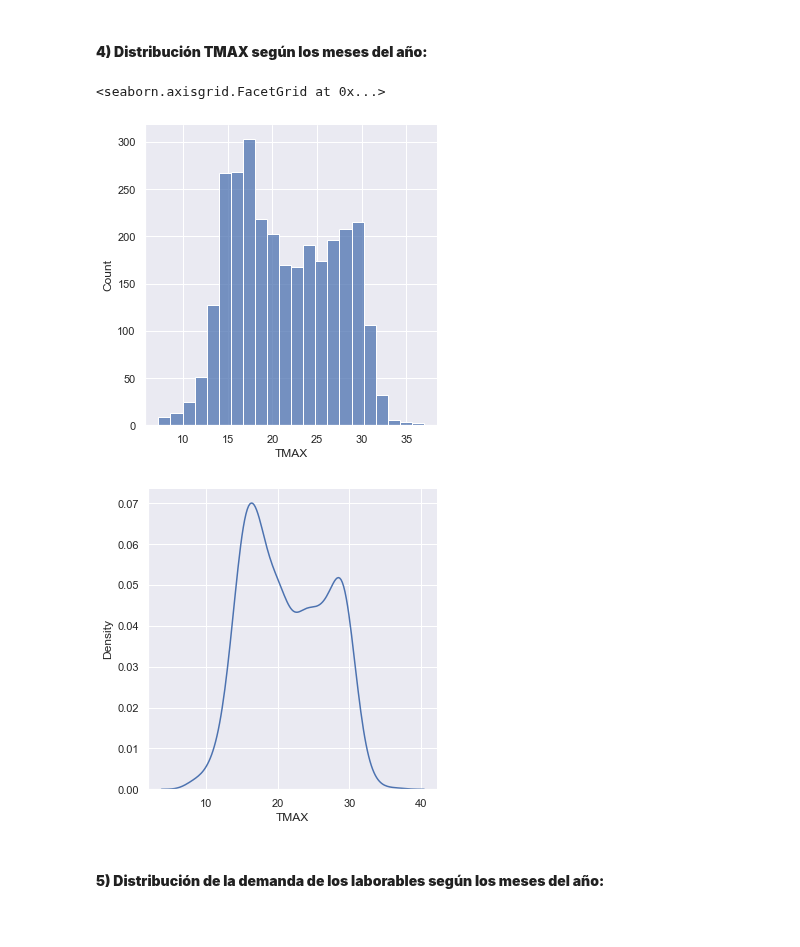
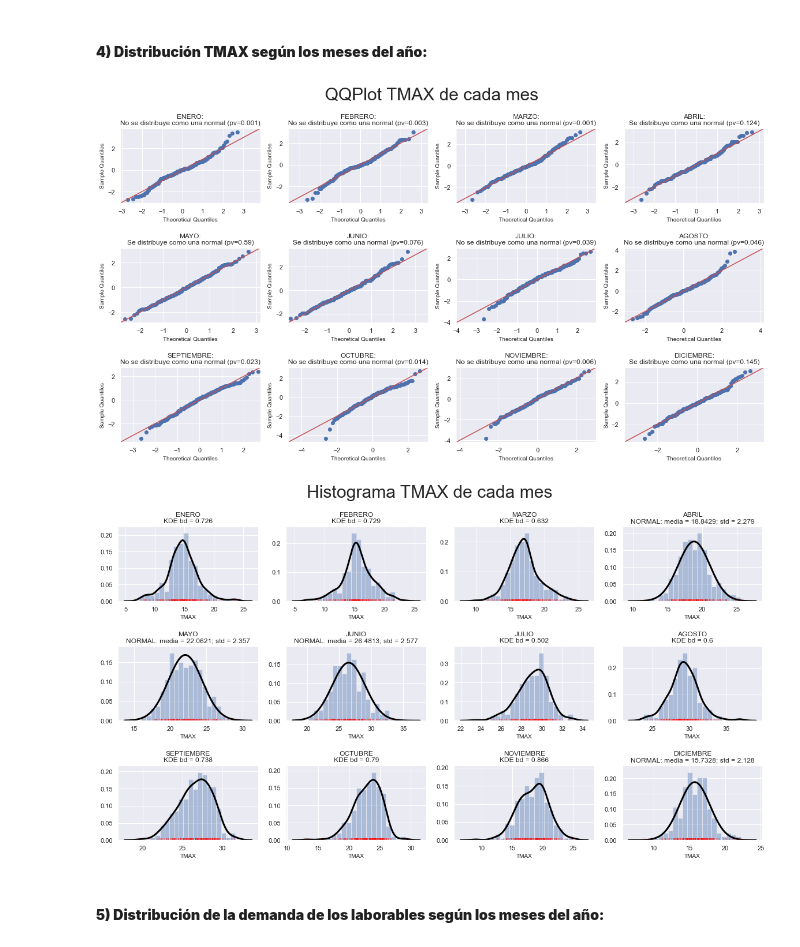
Before and after one commit to SeroviICAI/TRABAJO-1-ESTADISTICA-DESCRIPTIVA, a Jupyter notebook: notebooks/inferencia.ipynb, the cells around one changed output. Cells and saved outputs as stored; diff of their text form; code cells hidden in the pictures.

```diff
--- a/notebooks/inferencia.ipynb
+++ b/notebooks/inferencia.ipynb
@@ -63,13 +63,61 @@ stats.norm.interval(alpha=0.95,
 (28.883724709361093, 29.25892353933904)
 # %% [markdown]
 #### **4) Distribución TMAX según los meses del año:**
-# %%
-sns.displot(dataframe['TMAX'])
-sns.displot(dataframe['TMAX'], kind="kde")
-# %% [output]
-<seaborn.axisgrid.FacetGrid at 0x...>
-[figure, removed]
-[figure, removed]
+# %%
+dicc_mes = {'ENERO': 1, 'FEBRERO': 2, 'MARZO': 3, 'ABRIL': 4, 'MAYO': 5, 'JUNIO': 6, 'JULIO': 7,
+            'AGOSTO': 8, 'SEPTIEMBRE': 9, 'OCTUBRE': 10, 'NOVIEMBRE': 11, 'DICIEMBRE': 12}
+plt.rcParams['axes.labelsize'] = 10
+
+# nombre de la distribución teórica que se contrasta (norm, uniform, triang, expon, ...)
+distribucion_teo = stats.norm
+fig, axs = plt.subplots(3, 4, figsize=(20, 10))
+fig.subplots_adjust(wspace = 0.2, hspace = 0.6)
+
+fig0, axs0 = plt.subplots(3, 4, figsize=(20, 10))
+fig0.subplots_adjust(wspace = 0.2, hspace = 0.6)
+
+dist = getattr(stats, 'norm')
+nbins_hist = 20
+
+# genera qqplot de la variable x
+for mes in dicc_mes:
+    num_MES = dicc_mes[mes]
+    current_ax = axs[0, num_MES-1] if num_MES < 5 else axs[1, num_MES-5] if num_MES < 9 else axs[2, num_MES-9]
+    current_ax0 = axs0[0, num_MES-1] if num_MES < 5 else axs0[1, num_MES-5] if num_MES < 9 else axs0[2, num_MES-9]
+
+    sm.qqplot(dataframe[dataframe['MES'] == num_MES]["TMAX"], line='45', fit=True, dist=distribucion_teo,ax = current_ax)
+    p_value = sm.stats.diagnostic.kstest_normal(dataframe[dataframe['MES'] == num_MES]["TMAX"], dist='norm', pvalmethod='table')[1]
+    current_ax.set_title(f'{mes}:\n{"Se" if p_value >= 0.05 else "No se"} distribuye como una normal (pv={round(p_value,3)})',
+                        fontsize = 12)
+
+    kde = KDEUnivariate(dataframe[dataframe['MES'] == num_MES]["TMAX"])
+    kde.fit(kernel = 'gau', bw = 'normal_reference', fft = True)
+    xs = np.linspace(min(dataframe[dataframe['MES'] == num_MES]["TMAX"]) - np.std(dataframe[dataframe['MES'] == num_MES]["TMAX"]),
+                           max(dataframe[dataframe['MES'] == num_MES]["TMAX"]) + np.std(dataframe[dataframe['MES'] == num_MES]["TMAX"]),
+                           5000)
+
+    if p_value >= 0.05:
+        params = dist.fit(dataframe[dataframe['MES'] == num_MES]["TMAX"])
+        pdf_fitted = dist.pdf(xs, loc=params[-2], scale=params[-1])
+        current_ax0.hist(dataframe[dataframe['MES'] == num_MES]["TMAX"],nbins_hist, density = True, alpha = 0.4)
+        current_ax0.plot(xs, pdf_fitted, color = 'black', linewidth = 3)
+        sns.rugplot(dataframe[dataframe['MES'] == num_MES]["TMAX"], height = 0.025, lw = 0.4, color = 'red', ax=current_ax0)
+        current_ax0.set_title(f'{mes}\nNORMAL: media = {round(params[0],4)}; std = {round(params[1], 3)}')
+    else:
+        current_ax0.hist(dataframe[dataframe['MES'] == num_MES]["TMAX"], nbins_hist, density = True, alpha = 0.4)
+        current_ax0.plot(xs, kde.evaluate(xs), color = 'black', linewidth = 3)
+        sns.rugplot(dataframe[dataframe['MES'] == num_MES]["TMAX"], height = 0.025, lw = 0.4, color = 'red', ax=current_ax0)
+        current_ax0.set_title(f'{mes}\nKDE bd = {round(kde.bw, 3)}')
+
+
+fig.suptitle('QQPlot TMAX de cada mes', fontsize = 30)
+fig0.suptitle('Histograma TMAX de cada mes', fontsize = 30)
+fig.savefig('../reports/figures/QQPlot TMAX de cada mes.png', bbox_inches='tight')
+fig0.savefig('../reports/figures/Histograma TMAX de cada mes.png', bbox_inches='tight')
+plt.show()
+# %% [output]
+[figure, added]
+[figure, added]
 # %% [markdown]
 #### **5) Distribución de la demanda de los laborables según los meses del año:**
 # %%
```
Also changed, not shown: parts of 1 cell of this notebook, 15 other files.
